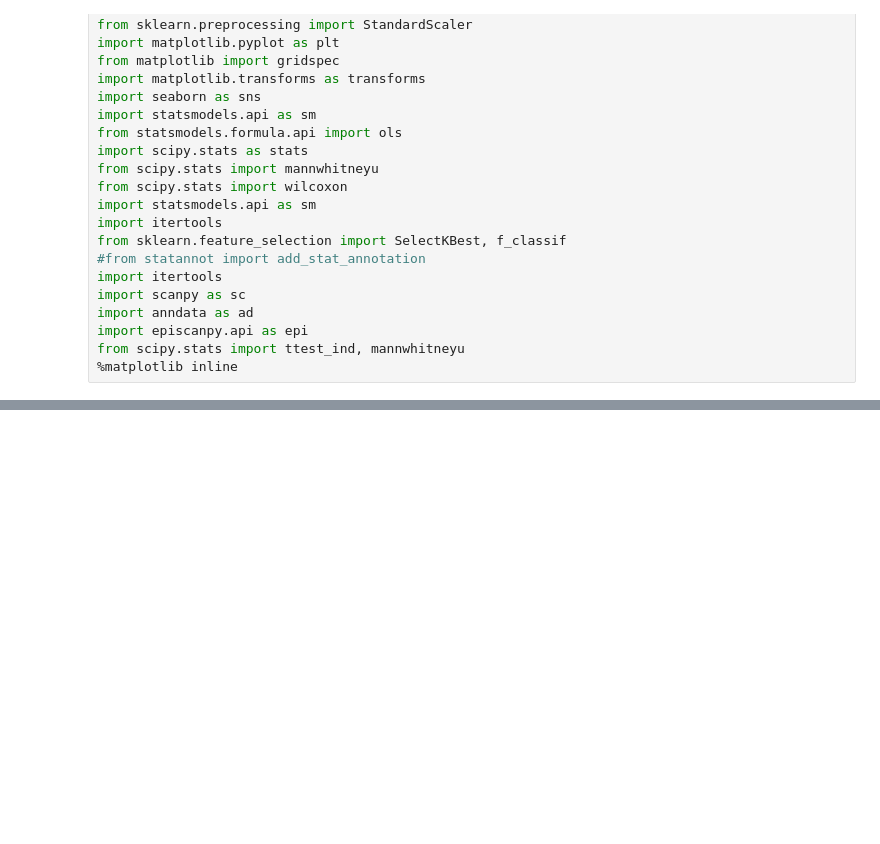
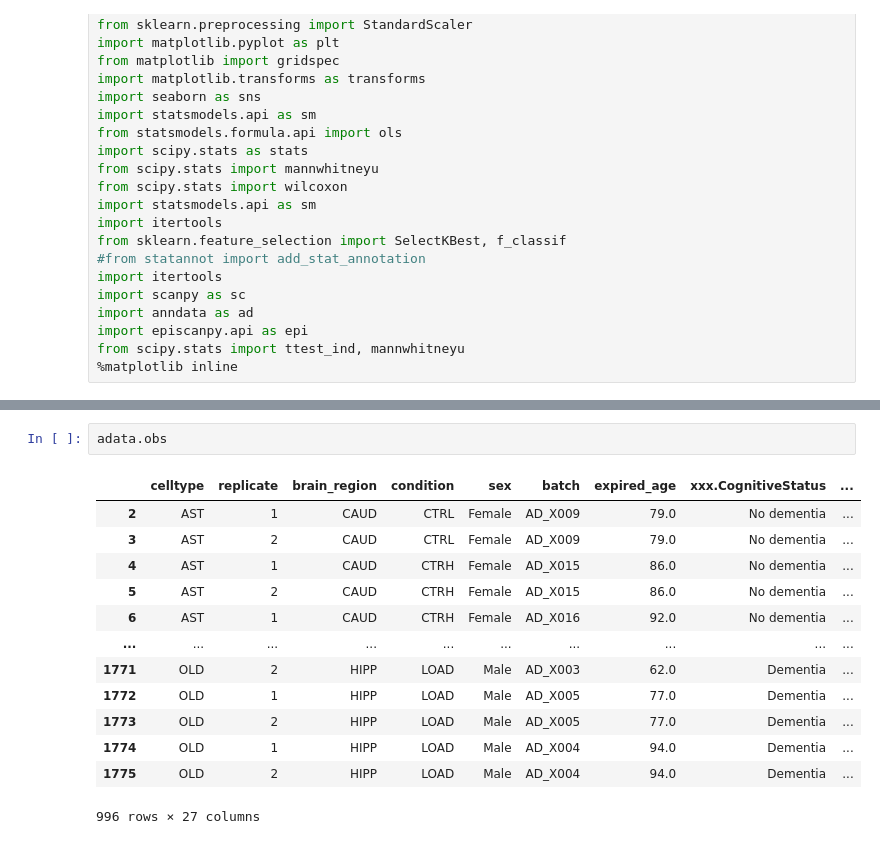
Before and after one commit to elo-nsrb/Cellformer, a Jupyter notebook: src/4_analysis/pseudoSCAnalysis.ipynb, the cells around one changed output, grey strips where cells are left out. Drawn from its saved outputs; the diff is of its cells as text; blank space fills up the shorter version.

```diff
--- a/src/4_analysis/pseudoSCAnalysis.ipynb
+++ b/src/4_analysis/pseudoSCAnalysis.ipynb
@@ -45,3 +45,19 @@ epi.pp.lazy(pseudosc)
+# %%
+adata.obs
+# %% [output]
+|  | celltype | replicate | brain_region | condition | sex | batch | expired_age | xxx.CognitiveStatus | ... |
+| 2 | AST | 1 | CAUD | CTRL | Female | AD_X009 | 79.0 | No dementia | ... |
+| 3 | AST | 2 | CAUD | CTRL | Female | AD_X009 | 79.0 | No dementia | ... |
+| 4 | AST | 1 | CAUD | CTRH | Female | AD_X015 | 86.0 | No dementia | ... |
+| 5 | AST | 2 | CAUD | CTRH | Female | AD_X015 | 86.0 | No dementia | ... |
+| 6 | AST | 1 | CAUD | CTRH | Female | AD_X016 | 92.0 | No dementia | ... |
+| ... | ... | ... | ... | ... | ... | ... | ... | ... | ... |
+| 1771 | OLD | 2 | HIPP | LOAD | Male | AD_X003 | 62.0 | Dementia | ... |
+| 1772 | OLD | 1 | HIPP | LOAD | Male | AD_X005 | 77.0 | Dementia | ... |
+| 1773 | OLD | 2 | HIPP | LOAD | Male | AD_X005 | 77.0 | Dementia | ... |
+| 1774 | OLD | 1 | HIPP | LOAD | Male | AD_X004 | 94.0 | Dementia | ... |
+| 1775 | OLD | 2 | HIPP | LOAD | Male | AD_X004 | 94.0 | Dementia | ... |
+996 rows × 27 columns
 # %%
 colors_ct={"Neur":"#75485E","EXC":"#C23E7E", "INH":"#75485E", "Glials":"#51A3A3","AST-OPCs-OLD":"#51A3A3", "OPCs-Oligo":"#51A3A3","OLD":"#51A3A3","OPCs":"#C0F0F0", "MIC":"#CB904D", "AST":"#C3E991",
            "bulk":"#cccccc", "CTRH":"#B6F2EC", "SPOR":"#F7D7C8","CAUD" :[18/255.,50/255.,59/255., 0.5],
```
Also changed, not shown: parts of 4 cells of this notebook.
